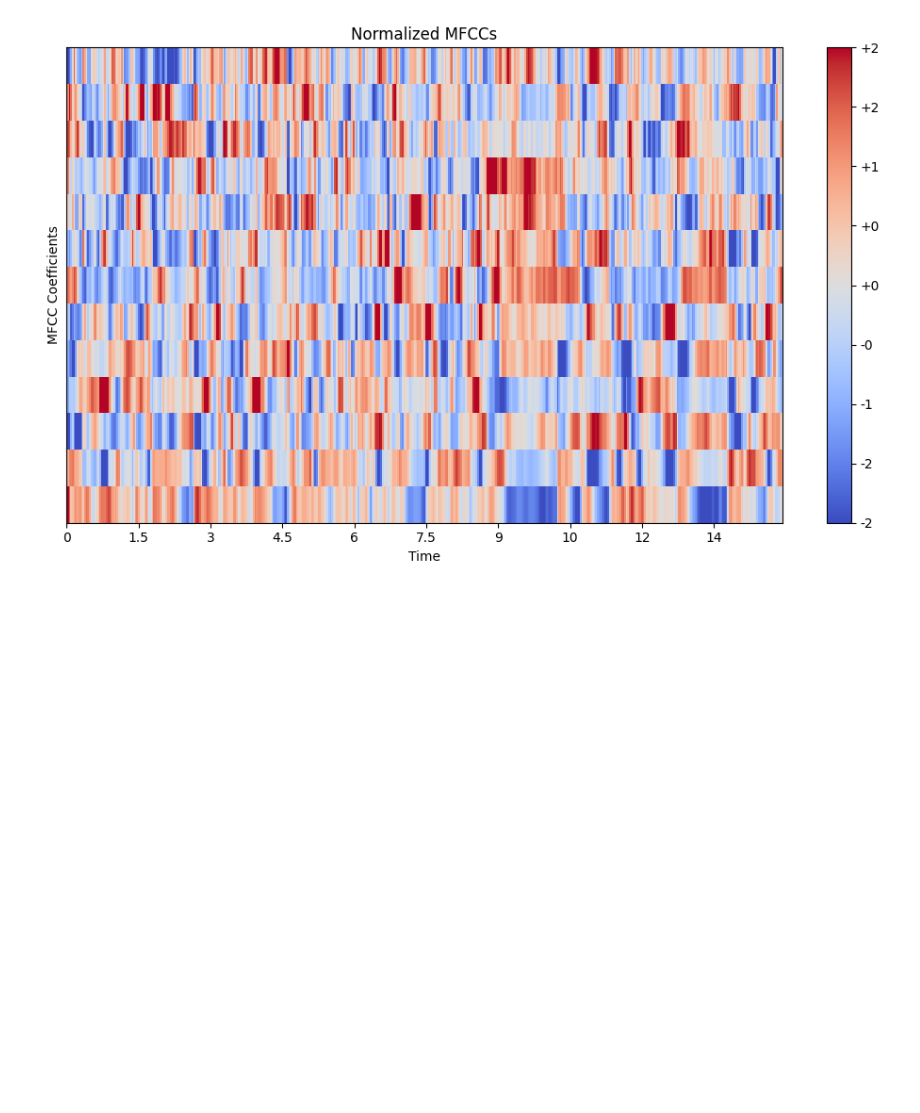
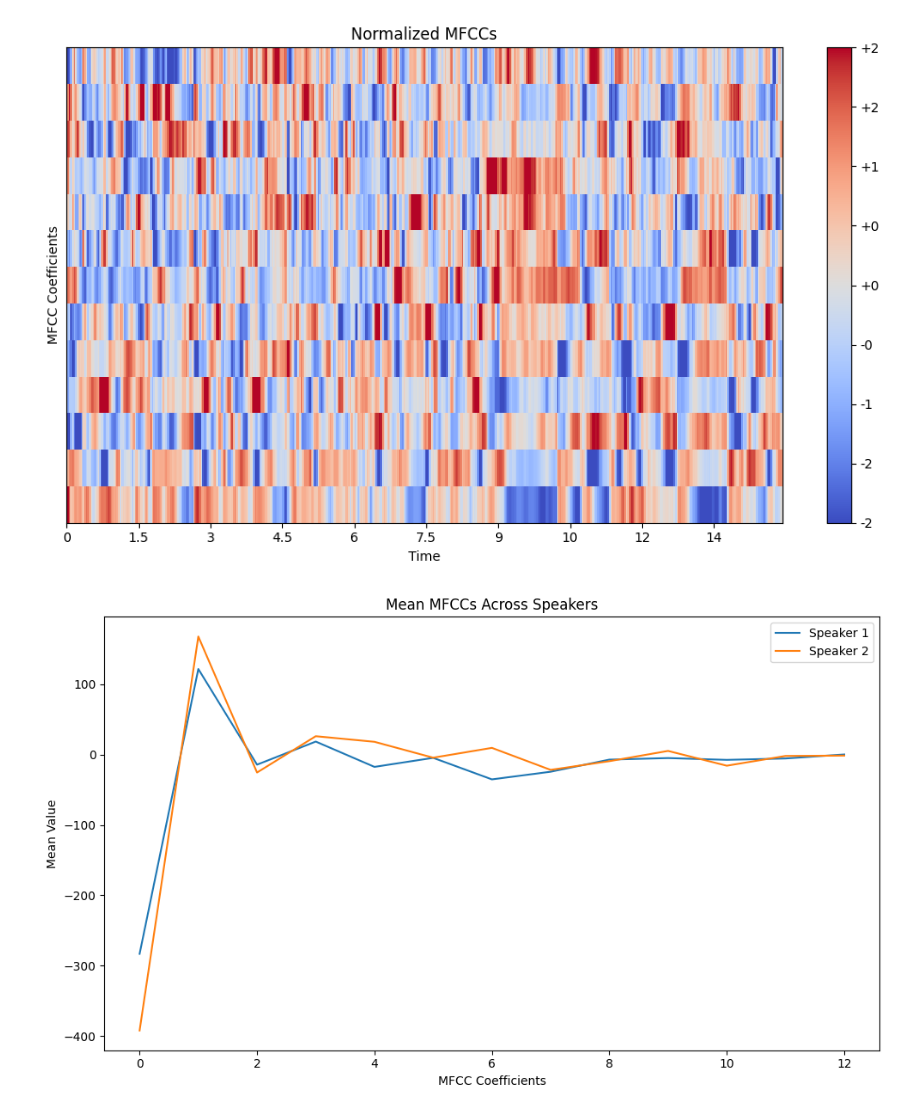
Before and after one commit to yyf/SimpleAudioDSP, a Jupyter notebook: MFCC.ipynb, the cells around one changed output. Saved outputs shown, nothing was run; the diff lists cells and outputs as text; code cells hidden in the pictures; blank space fills up the shorter version.

Commit message:
Differentiate speaker by inspecting MFCCs

```diff
--- a/MFCC.ipynb
+++ b/MFCC.ipynb
@@ -59,3 +59,21 @@ plt.show()
 [figure]
 [figure]
 [figure]
+# %%
+file_path_2 = './Data/speech_5.wav'
+y_2, sr_2 = librosa.load(file_path_2, sr=None)
+
+n_mfcc_2 = 13
+mfccs_2 = librosa.feature.mfcc(y=y_2, sr=sr_2, n_mfcc=n_mfcc_2)
+# %%
+plt.figure(figsize=(10, 6))
+for idx, speaker_mfcc in enumerate([mfccs, mfccs_2]):
+    plt.plot(np.mean(speaker_mfcc, axis=1), label=f'Speaker {idx + 1}')
+plt.legend()
+plt.title('Mean MFCCs Across Speakers')
+plt.xlabel('MFCC Coefficients')
+plt.ylabel('Mean Value')
+plt.tight_layout()
+plt.show()
+# %% [output]
+[figure, added]
```
